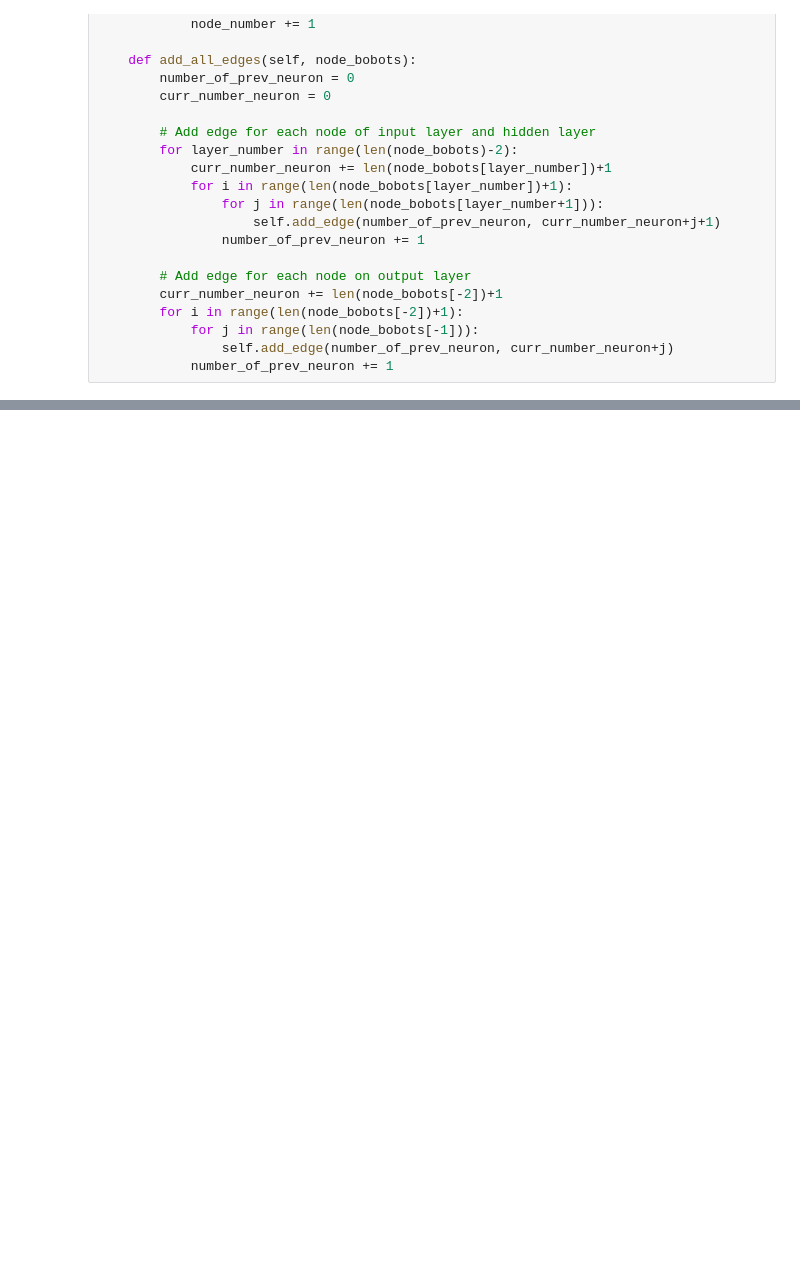
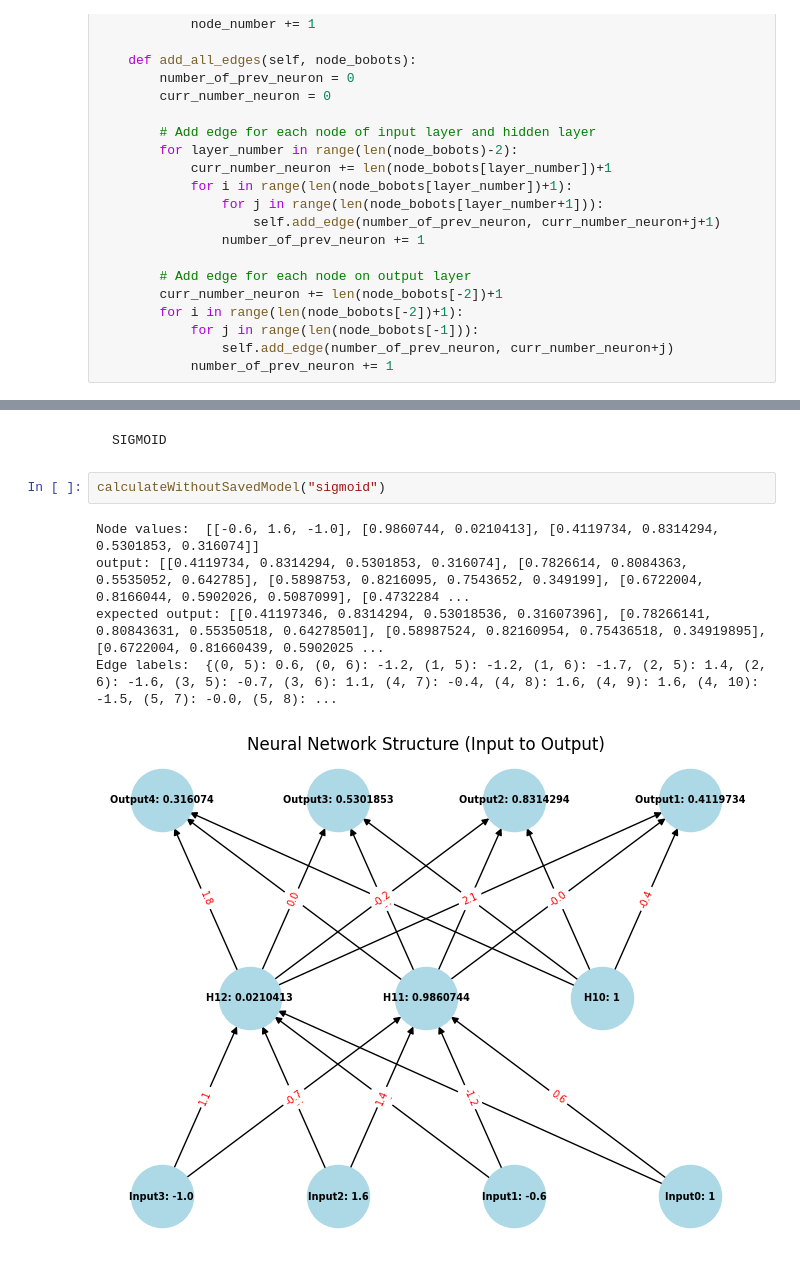
Before and after one commit to moonawar/Neural-Network, a Jupyter notebook: Bagian-A/src/Forward_Propagation_Feed_Forward_Neural_Network.ipynb, the cells around one changed output, grey strips where cells are left out. Drawn from its saved outputs; the diff is of its cells as text; blank space fills up the shorter version.

```diff
--- a/Bagian-A/src/Forward_Propagation_Feed_Forward_Neural_Network.ipynb
+++ b/Bagian-A/src/Forward_Propagation_Feed_Forward_Neural_Network.ipynb
@@ -249,0 +280,10 @@ Edge labels:  {(0, 5): 0.1, (0, 6): 0.2, (0, 7): 0.3, (0, 8): -1.2, (1, 5): -0.5
+# %% [markdown]
+    SIGMOID
+# %%
+calculateWithoutSavedModel("sigmoid")
+# %% [output]
+Node values:  [[-0.6, 1.6, -1.0], [0.9860744, 0.0210413], [0.4119734, 0.8314294, 0.5301853, 0.316074]]
+output: [[0.4119734, 0.8314294, 0.5301853, 0.316074], [0.7826614, 0.8084363, 0.5535052, 0.642785], [0.5898753, 0.8216095, 0.7543652, 0.349199], [0.6722004, 0.8166044, 0.5902026, 0.5087099], [0.4732284 ...
+expected output: [[0.41197346, 0.8314294, 0.53018536, 0.31607396], [0.78266141, 0.80843631, 0.55350518, 0.64278501], [0.58987524, 0.82160954, 0.75436518, 0.34919895], [0.6722004, 0.81660439, 0.5902025 ...
+Edge labels:  {(0, 5): 0.6, (0, 6): -1.2, (1, 5): -1.2, (1, 6): -1.7, (2, 5): 1.4, (2, 6): -1.6, (3, 5): -0.7, (3, 6): 1.1, (4, 7): -0.4, (4, 8): 1.6, (4, 9): 1.6, (4, 10): -1.5, (5, 7): -0.0, (5, 8): ...
+[figure, added]
```
Also changed, not shown: parts of 21 cells of this notebook, 8 other files.
